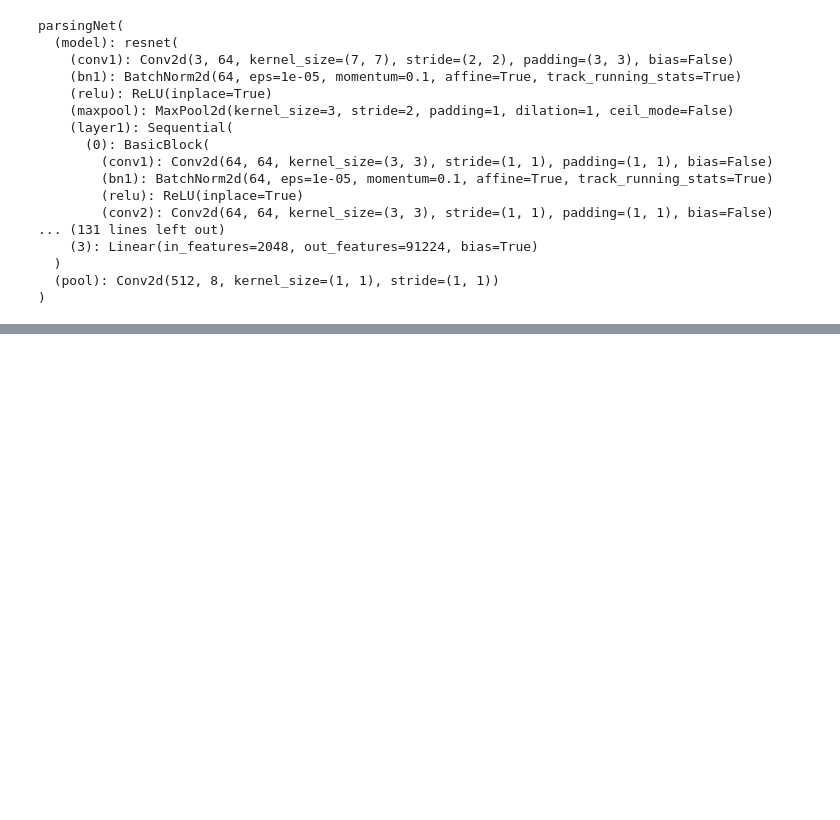
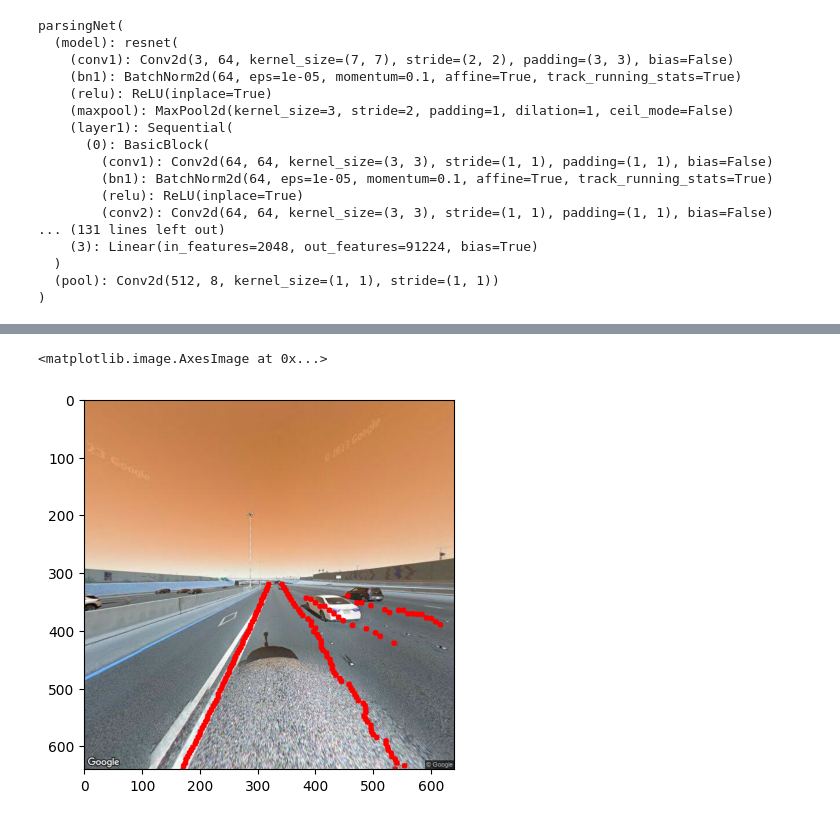
Before and after one commit to jksdbks123/Ultra-Fast-Lane-Detection-v2, a Jupyter notebook: inference_test.ipynb, the cells around one changed output, grey strips where cells are left out. Saved outputs shown, nothing was run; the diff lists cells and outputs as text; code cells hidden in the pictures; blank space fills up the shorter version.

```diff
--- a/inference_test.ipynb
+++ b/inference_test.ipynb
@@ -141,0 +516,5 @@ for folder in folder_list:
+# %%
+plt.imshow(vis)
+# %% [output]
+<matplotlib.image.AxesImage at 0x...>
+[figure, added]
```
Also changed, not shown: parts of 23 cells of this notebook.
